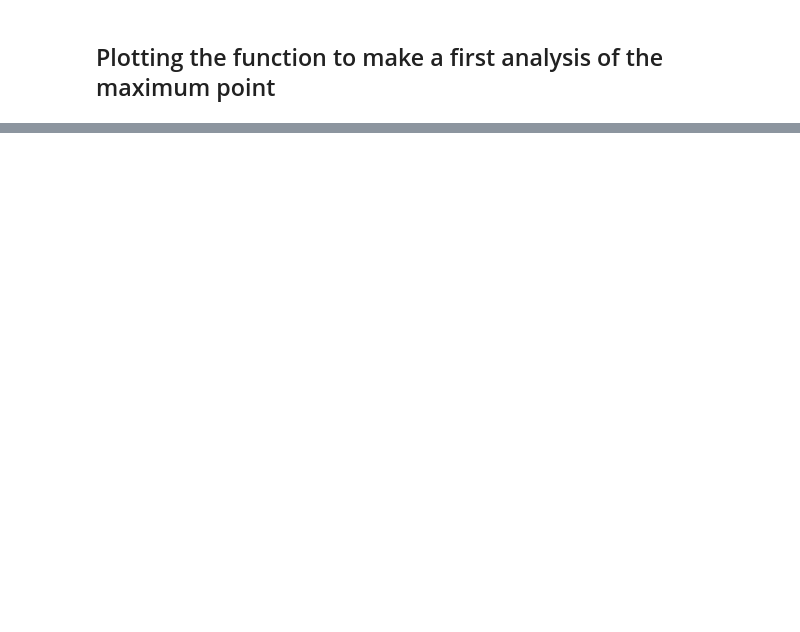
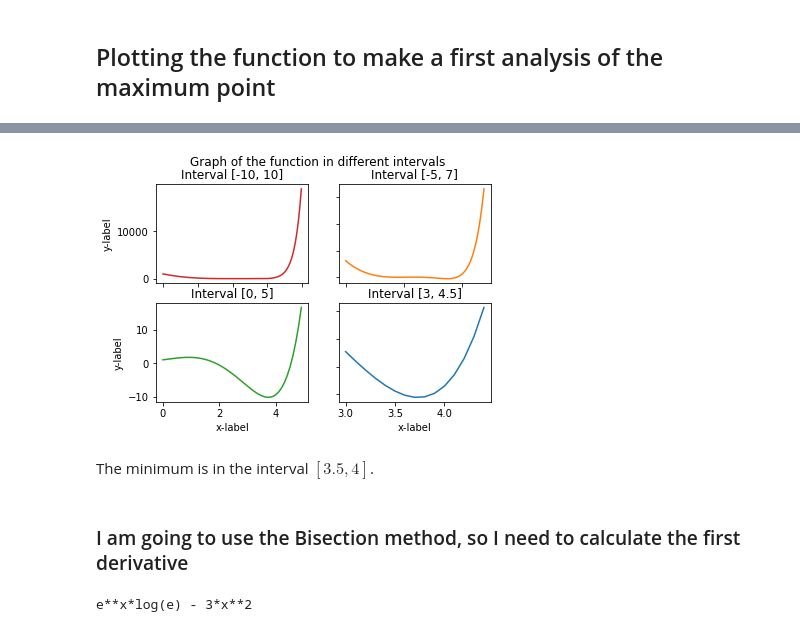
Before and after one commit to jruiz971/NonLinear-Optimization, a Jupyter notebook: Practices/Practice II Nonlinear Optimization.ipynb, the cells around one changed output, grey strips where cells are left out. Cells and saved outputs as stored; diff of their text form; code cells hidden in the pictures; blank space fills up the shorter version.

```diff
--- a/Practices/Practice II Nonlinear Optimization.ipynb
+++ b/Practices/Practice II Nonlinear Optimization.ipynb
@@ -166,0 +293,48 @@ Indicate the input parameters you used and plot the function $g(x)$ in an interv
+# %%
+import matplotlib.pyplot as plt
+import numpy as np
+
+def f(x):
+    return ( e**x - x**3 )
+
+vecfunc = np.vectorize(f)
+
+d1 = np.arange(-10, 10.0, 0.1); T1 = vecfunc(d1)
+d2 = np.arange(-5, 7.0, 0.1); T2 = vecfunc(d2)
+d3 = np.arange(0, 5.0, 0.1); T3 = vecfunc(d3)
+d4 = np.arange(3, 4.5, 0.1); T4 = vecfunc(d4)
+
+
+
+fig, axs = plt.subplots(2, 2)
+fig.suptitle('Graph of the function in different intervals')
+
+axs[0, 0].plot(d1, T1, 'tab:red'); axs[0, 0].set_title('Interval [-10, 10]')
+axs[0, 1].plot(d2, T2, 'tab:orange'); axs[0, 1].set_title('Interval [-5, 7]')
+axs[1, 0].plot(d3, T3, 'tab:green');  axs[1, 0].set_title('Interval [0, 5]')
+axs[1, 1].plot(d4, T4, 'tab:blue');    axs[1, 1].set_title('Interval [3, 4.5]')
+
+
+for ax in axs.flat:
+    ax.set(xlabel='x-label', ylabel='y-label')
+
+# Hide x labels and tick labels for top plots and y ticks for right plots.
+for ax in axs.flat:
+    ax.label_outer()
+# %% [output]
+[figure, added]
+# %% [markdown]
+The minimum is in the interval $[3.5,4]$.
+# %% [markdown]
+### I am going to use the Bisection method, so I need to calculate the first derivative
+# %%
+from sympy import *
+x = Symbol('x')
+
+formule = 'e**x - x**3'
+
+y = sympify(formule)
+f1 = y.diff(x)
+print(f1)
+# %% [output]
+e**x*log(e) - 3*x**2
```
Also changed, not shown: parts of 12 cells of this notebook.
